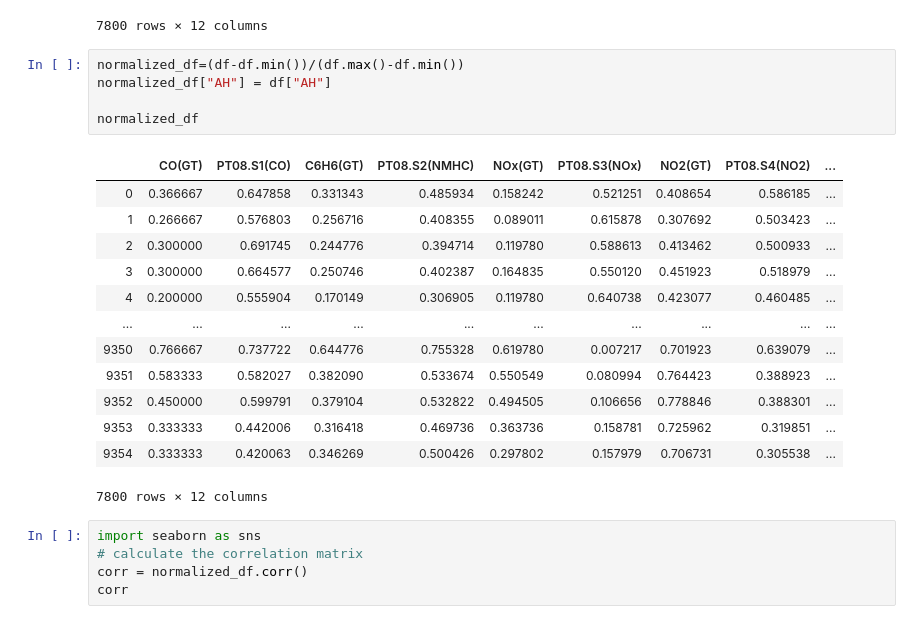
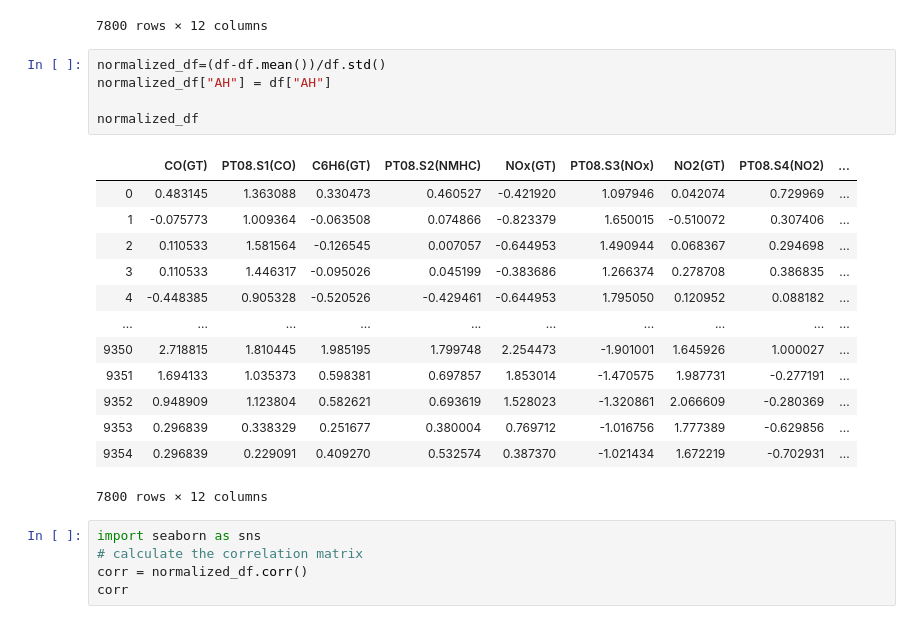
Before and after one commit to vccolombo/Air-Quality-Data-Analysis, a Jupyter notebook: air-quality.ipynb, the cells around one changed output. Saved outputs shown, nothing was run; the diff lists cells and outputs as text.

```diff
--- a/air-quality.ipynb
+++ b/air-quality.ipynb
@@ -220,23 +220,23 @@ df
 | 9354 | 2.4 | 1142.0 | 12.4 | 1063.0 | 293.0 | 603.0 | 175.0 | 1241.0 | ... |
 7800 rows × 12 columns
 # %%
-normalized_df=(df-df.min())/(df.max()-df.min())
+normalized_df=(df-df.mean())/df.std()
 normalized_df["AH"] = df["AH"]
 
 normalized_df
 # %% [output]
 |  | CO(GT) | PT08.S1(CO) | C6H6(GT) | PT08.S2(NMHC) | NOx(GT) | PT08.S3(NOx) | NO2(GT) | PT08.S4(NO2) | ... |
-| 0 | 0.366667 | 0.647858 | 0.331343 | 0.485934 | 0.158242 | 0.521251 | 0.408654 | 0.586185 | ... |
-| 1 | 0.266667 | 0.576803 | 0.256716 | 0.408355 | 0.089011 | 0.615878 | 0.307692 | 0.503423 | ... |
-| 2 | 0.300000 | 0.691745 | 0.244776 | 0.394714 | 0.119780 | 0.588613 | 0.413462 | 0.500933 | ... |
-| 3 | 0.300000 | 0.664577 | 0.250746 | 0.402387 | 0.164835 | 0.550120 | 0.451923 | 0.518979 | ... |
-| 4 | 0.200000 | 0.555904 | 0.170149 | 0.306905 | 0.119780 | 0.640738 | 0.423077 | 0.460485 | ... |
+| 0 | 0.483145 | 1.363088 | 0.330473 | 0.460527 | -0.421920 | 1.097946 | 0.042074 | 0.729969 | ... |
+| 1 | -0.075773 | 1.009364 | -0.063508 | 0.074866 | -0.823379 | 1.650015 | -0.510072 | 0.307406 | ... |
+| 2 | 0.110533 | 1.581564 | -0.126545 | 0.007057 | -0.644953 | 1.490944 | 0.068367 | 0.294698 | ... |
+| 3 | 0.110533 | 1.446317 | -0.095026 | 0.045199 | -0.383686 | 1.266374 | 0.278708 | 0.386835 | ... |
+| 4 | -0.448385 | 0.905328 | -0.520526 | -0.429461 | -0.644953 | 1.795050 | 0.120952 | 0.088182 | ... |
 | ... | ... | ... | ... | ... | ... | ... | ... | ... | ... |
-| 9350 | 0.766667 | 0.737722 | 0.644776 | 0.755328 | 0.619780 | 0.007217 | 0.701923 | 0.639079 | ... |
-| 9351 | 0.583333 | 0.582027 | 0.382090 | 0.533674 | 0.550549 | 0.080994 | 0.764423 | 0.388923 | ... |
-| 9352 | 0.450000 | 0.599791 | 0.379104 | 0.532822 | 0.494505 | 0.106656 | 0.778846 | 0.388301 | ... |
-| 9353 | 0.333333 | 0.442006 | 0.316418 | 0.469736 | 0.363736 | 0.158781 | 0.725962 | 0.319851 | ... |
-| 9354 | 0.333333 | 0.420063 | 0.346269 | 0.500426 | 0.297802 | 0.157979 | 0.706731 | 0.305538 | ... |
+| 9350 | 2.718815 | 1.810445 | 1.985195 | 1.799748 | 2.254473 | -1.901001 | 1.645926 | 1.000027 | ... |
+| 9351 | 1.694133 | 1.035373 | 0.598381 | 0.697857 | 1.853014 | -1.470575 | 1.987731 | -0.277191 | ... |
+| 9352 | 0.948909 | 1.123804 | 0.582621 | 0.693619 | 1.528023 | -1.320861 | 2.066609 | -0.280369 | ... |
+| 9353 | 0.296839 | 0.338329 | 0.251677 | 0.380004 | 0.769712 | -1.016756 | 1.777389 | -0.629856 | ... |
+| 9354 | 0.296839 | 0.229091 | 0.409270 | 0.532574 | 0.387370 | -1.021434 | 1.672219 | -0.702931 | ... |
 7800 rows × 12 columns
 # %%
 import seaborn as sns
```
Also changed, not shown: parts of 2 cells of this notebook.
